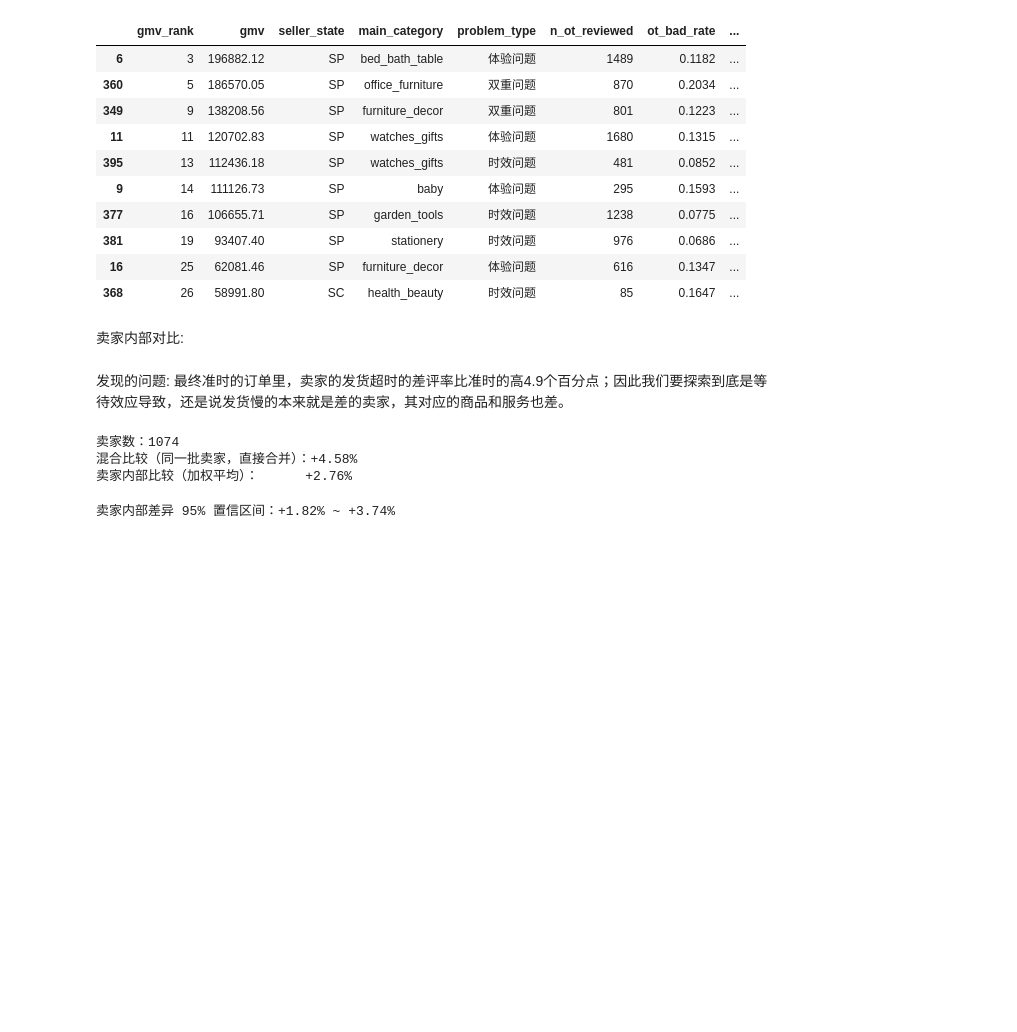
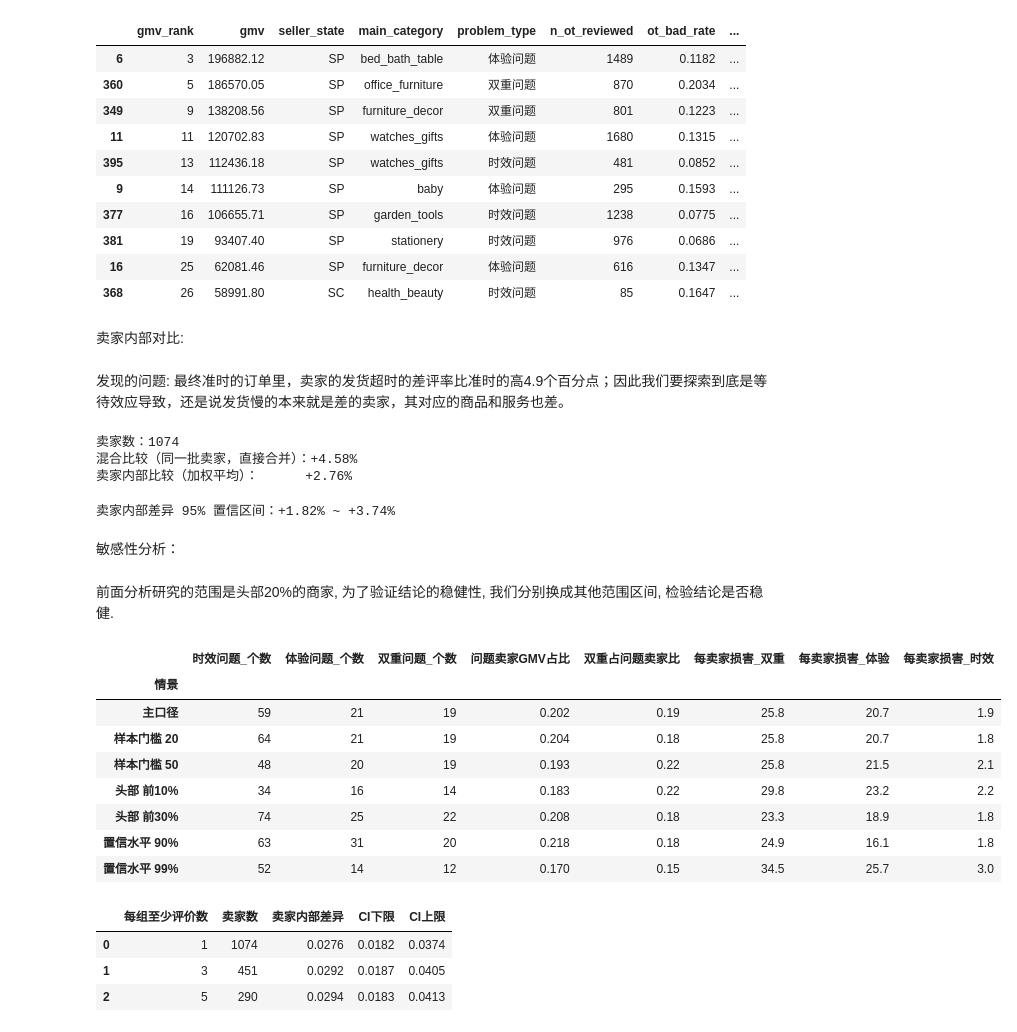
Before and after one commit to LeeMichael-L/olist-analytics, a Jupyter notebook: python/m6_seller.ipynb, the cells around one changed output. Cells and saved outputs as stored; diff of their text form; code cells hidden in the pictures; blank space fills up the shorter version.

```diff
--- a/python/m6_seller.ipynb
+++ b/python/m6_seller.ipynb
@@ -251,3 +251,7 @@ lo, hi = np.percentile(boot, [2.5, 97.5])
 print(f"卖家内部差异 95% 置信区间：{lo:+.2%} ~ {hi:+.2%}")
 # %% [output]
 卖家内部差异 95% 置信区间：+1.82% ~ +3.74%
+# %% [markdown]
+敏感性分析：
+# %% [markdown]
+前面分析研究的范围是头部20%的商家, 为了验证结论的稳健性, 我们分别换成其他范围区间, 检验结论是否稳健.
@@ -253,0 +316,48 @@ print(f"卖家内部差异 95% 置信区间：{lo:+.2%} ~ {hi:+.2%}")
+# %%
+#7种情景
+scenarios = [
+    ("主口径",       dict()),
+    ("样本门槛 20",  dict(min_n=20)),
+    ("样本门槛 50",  dict(min_n=50)),
+    ("头部 前10%",   dict(head_pct=0.10)),
+    ("头部 前30%",   dict(head_pct=0.30)),
+    ("置信水平 90%", dict(z=1.645)),
+    ("置信水平 99%", dict(z=2.576)),
+]
+
+rows = []
+for name, kw in scenarios:
+    r = summarize(classify(**kw))
+    r["情景"] = name
+    rows.append(r)
+
+df_sens = pd.DataFrame(rows).set_index("情景")
+df_sens.round({"问题卖家GMV占比": 3, "双重占问题卖家比": 2,
+               "每卖家损害_双重": 1, "每卖家损害_体验": 1, "每卖家损害_时效": 1})
+# %% [output]
+|  | 时效问题_个数 | 体验问题_个数 | 双重问题_个数 | 问题卖家GMV占比 | 双重占问题卖家比 | 每卖家损害_双重 | 每卖家损害_体验 | 每卖家损害_时效 |
+| 情景 |  |  |  |  |  |  |  |  |
+| 主口径 | 59 | 21 | 19 | 0.202 | 0.19 | 25.8 | 20.7 | 1.9 |
+| 样本门槛 20 | 64 | 21 | 19 | 0.204 | 0.18 | 25.8 | 20.7 | 1.8 |
+| 样本门槛 50 | 48 | 20 | 19 | 0.193 | 0.22 | 25.8 | 21.5 | 2.1 |
+| 头部 前10% | 34 | 16 | 14 | 0.183 | 0.22 | 29.8 | 23.2 | 2.2 |
+| 头部 前30% | 74 | 25 | 22 | 0.208 | 0.18 | 23.3 | 18.9 | 1.8 |
+| 置信水平 90% | 63 | 31 | 20 | 0.218 | 0.18 | 24.9 | 16.1 | 1.8 |
+| 置信水平 99% | 52 | 14 | 12 | 0.170 | 0.15 | 34.5 | 25.7 | 3.0 |
+# %%
+#卖家内部对比的敏感性
+rows = []
+for k in [1, 3, 5]:
+    d = df_w[(df_w["n_late_ship"] >= k) & (df_w["n_ontime_ship"] >= k)]   # 两组都至少 k 条评价
+    rng  = np.random.default_rng(42)
+    boot = [within_diff(d.sample(n=len(d), replace=True, random_state=rng)) for _ in range(2000)]
+    lo, hi = np.percentile(boot, [2.5, 97.5])
+    rows.append({"每组至少评价数": k, "卖家数": len(d),
+                 "卖家内部差异": within_diff(d), "CI下限": lo, "CI上限": hi})
+
+pd.DataFrame(rows).round(4)
+# %% [output]
+|  | 每组至少评价数 | 卖家数 | 卖家内部差异 | CI下限 | CI上限 |
+| 0 | 1 | 1074 | 0.0276 | 0.0182 | 0.0374 |
+| 1 | 3 | 451 | 0.0292 | 0.0187 | 0.0405 |
+| 2 | 5 | 290 | 0.0294 | 0.0183 | 0.0413 |
```
Also changed, not shown: parts of 1 cell of this notebook, 1 other file.
